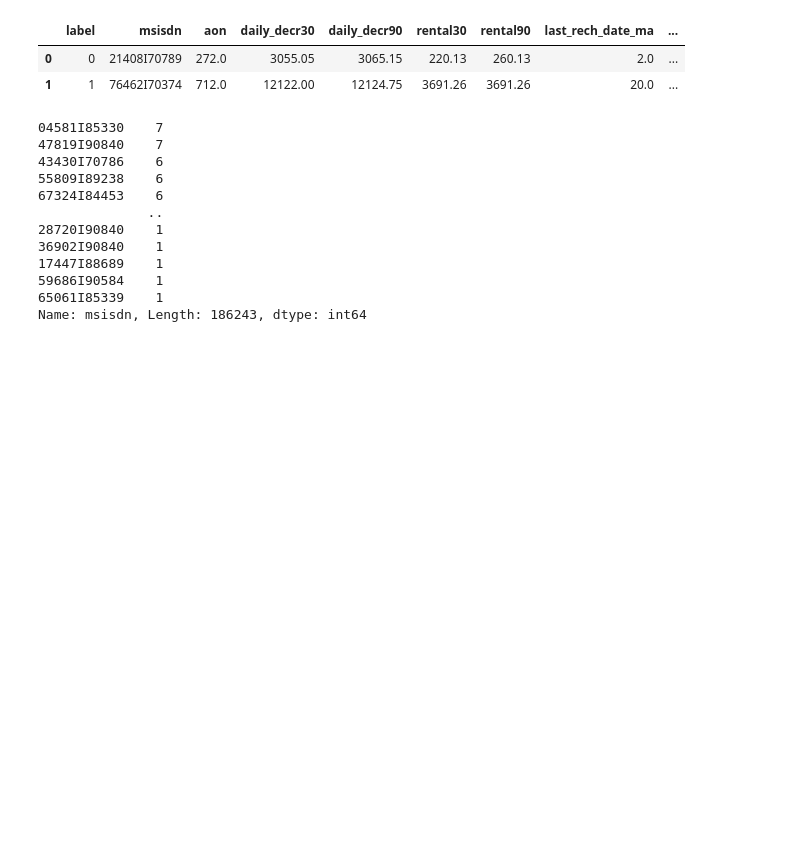
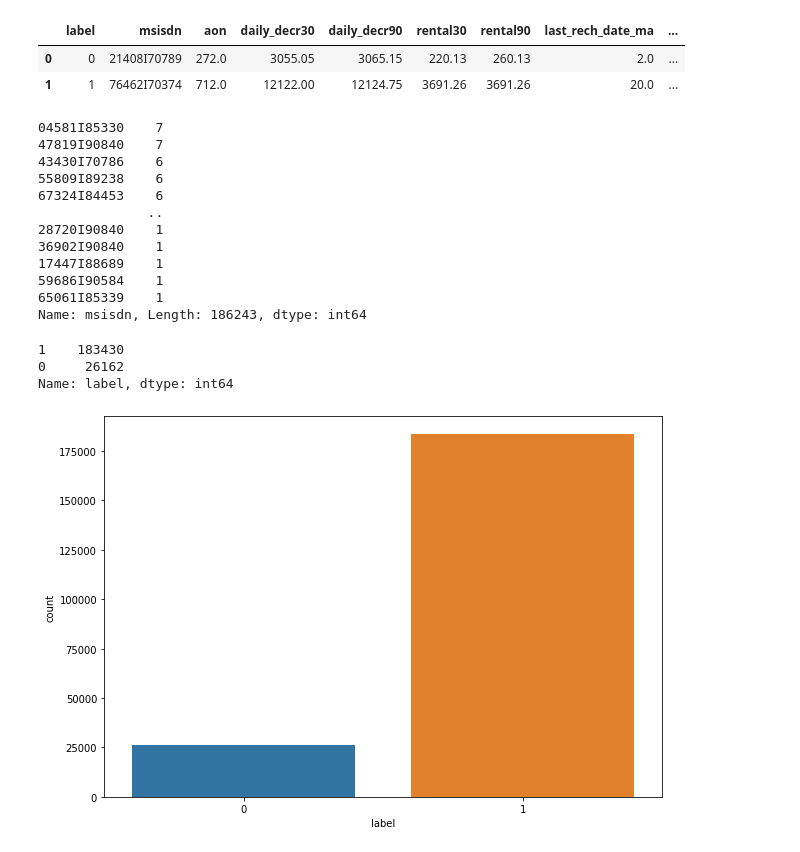
Before and after one commit to Neeraj6maths/Delinquency-telecom-dataset-project, a Jupyter notebook: Mini_project.ipynb, the cells around one changed output. Drawn from its saved outputs; the diff is of its cells as text; code cells hidden in the pictures; blank space fills up the shorter version.

```diff
--- a/Mini_project.ipynb
+++ b/Mini_project.ipynb
@@ -20,5 +25,6 @@ pd.get_option("display.max_columns")
 # %%
 pd.set_option("display.max_columns", None)
+plt.rcParams["figure.figsize"] = (10, 7)
 # %%
 def drop_col(df, col_name):
   df.drop(columns = col_name, inplace = True)
@@ -125,0 +126,11 @@ user_data[user_data['msisdn'] == '04581I85330']
+# %%
+user_data['label'].value_counts()
+# %% [output]
+1    183430
+0     26162
+Name: label, dtype: int64
+# %%
+sns.countplot(x="label", data=user_data)
+plt.show()
+# %% [output]
+[figure, added]
```
Also changed, not shown: parts of 14 cells of this notebook.
